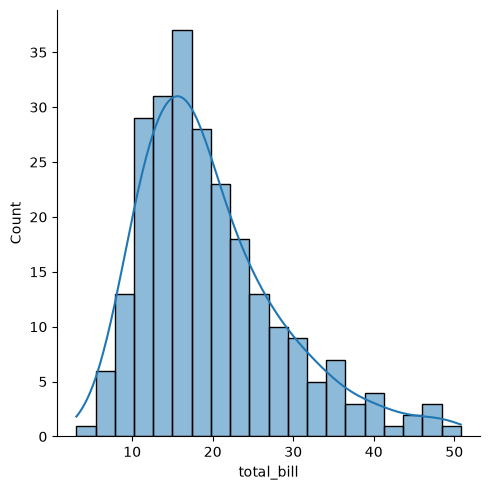
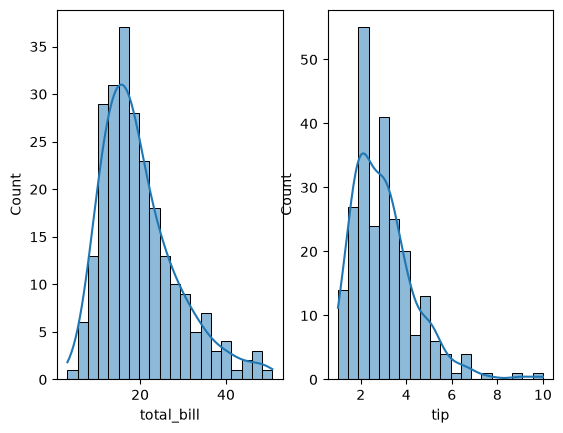
Code edit (unified diff) that turned the first committed figure into the second:
--- before
+++ after
@@ -1 +1,4 @@
-sns.displot(df['total_bill'],bins=20,kde=True)
+plt.subplot(1,2,1)
+sns.histplot(df['total_bill'],bins=20,kde=True)
+plt.subplot(1,2,2)
+sns.histplot(df['tip'],bins=20,kde=True)